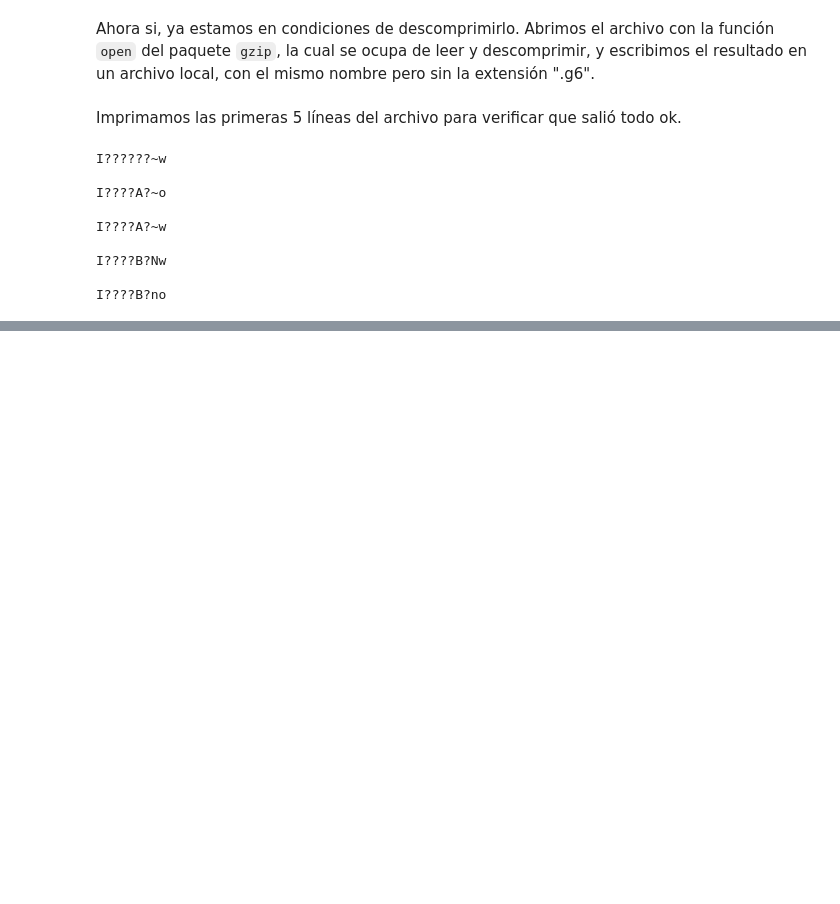
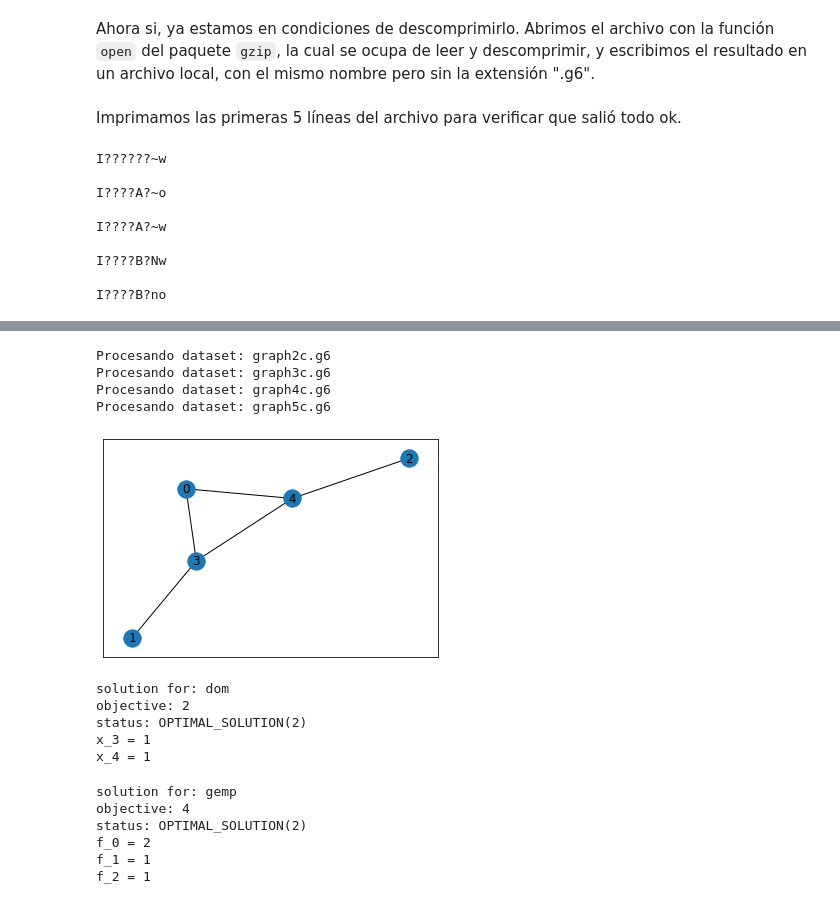
Before and after one commit to maurolucci/taller-cplex, a Jupyter notebook: notebook9.ipynb, the cells around one changed output, grey strips where cells are left out. Drawn from its saved outputs; the diff is of its cells as text; code cells hidden in the pictures; blank space fills up the shorter version.

```diff
--- a/notebook9.ipynb
+++ b/notebook9.ipynb
@@ -265,0 +267,71 @@ Lee, C.M., Chang, M.S., 2008. Variations of Y-dominating functions on graphs. Di
+# %%
+def construir_modelo_dom(G):
+    modelo = Model(name='dom')
+    X = [modelo.binary_var(name='x_' + str(v)) for v in G]
+    modelo.minimize(modelo.sum(X[v] for v in G))
+    for v in G:
+        modelo.add_constraint(X[v] + modelo.sum(X[u] for u in G.neighbors(v)) >= 1)
+    return modelo
+# %%
+def construir_modelo_gemp(G, k, u):
+    modelo = Model(name='gemp')
+    F = [modelo.integer_var(0, u[v], name='f_' + str(v)) for v in G]
+    modelo.maximize(modelo.sum(F[v] for v in G))
+    for v in G:
+        modelo.add_constraint(F[v] + modelo.sum(F[u] for u in G.neighbors(v)) <= k[v])
+    return modelo
+# %%
+def conjetura_ej2(G):
+    n = G.number_of_nodes()
+    model_dom = construir_modelo_dom(G)
+    model_gemp = construir_modelo_gemp(G, [G.degree(v) for v in G], [2] * n)
+    model_dom.solve()
+    model_gemp.solve()
+    return model_gemp.objective_value == n - model_dom.objective_value
+# %%
+def buscar_contraejemplo(dirName, datasets, predicado):
+    for dataset in datasets:
+        print("Procesando dataset:", dataset)
+        with open(dirName + "/" + dataset, "rb") as file:
+            # Recorrer cada linea del archivo
+            for line in file:
+                # Remover el salto de linea (\n)
+                line = line.rstrip(b"\n")
+                # Leer grafo en formato graph6
+                grafo = nx.from_graph6_bytes(line)
+                if not predicado(grafo):
+                    return grafo
+    return None
+# %%
+datasets = [f"graph{n}c.g6" for n in [2,3,4,5,6,7,8,9]]
+contraej = buscar_contraejemplo(dirName, datasets, conjetura_ej2)
+nx.draw_networkx(contraej)
+# %% [output]
+Procesando dataset: graph2c.g6
+Procesando dataset: graph3c.g6
+Procesando dataset: graph4c.g6
+Procesando dataset: graph5c.g6
+[figure, added]
+# %%
+model_dom = construir_modelo_dom(contraej)
+sol = model_dom.solve()
+sol.display()
+# %% [output]
+solution for: dom
+objective: 2
+status: OPTIMAL_SOLUTION(2)
+x_3 = 1
+x_4 = 1
+# %%
+model_gemp = construir_modelo_gemp(contraej,
+                                   [contraej.degree(v) for v in contraej],
+                                   [2] * contraej.number_of_nodes())
+sol = model_gemp.solve()
+sol.display()
+# %% [output]
+solution for: gemp
+objective: 4
+status: OPTIMAL_SOLUTION(2)
+f_0 = 2
+f_1 = 1
+f_2 = 1
```
Also changed, not shown: parts of 51 cells of this notebook.
